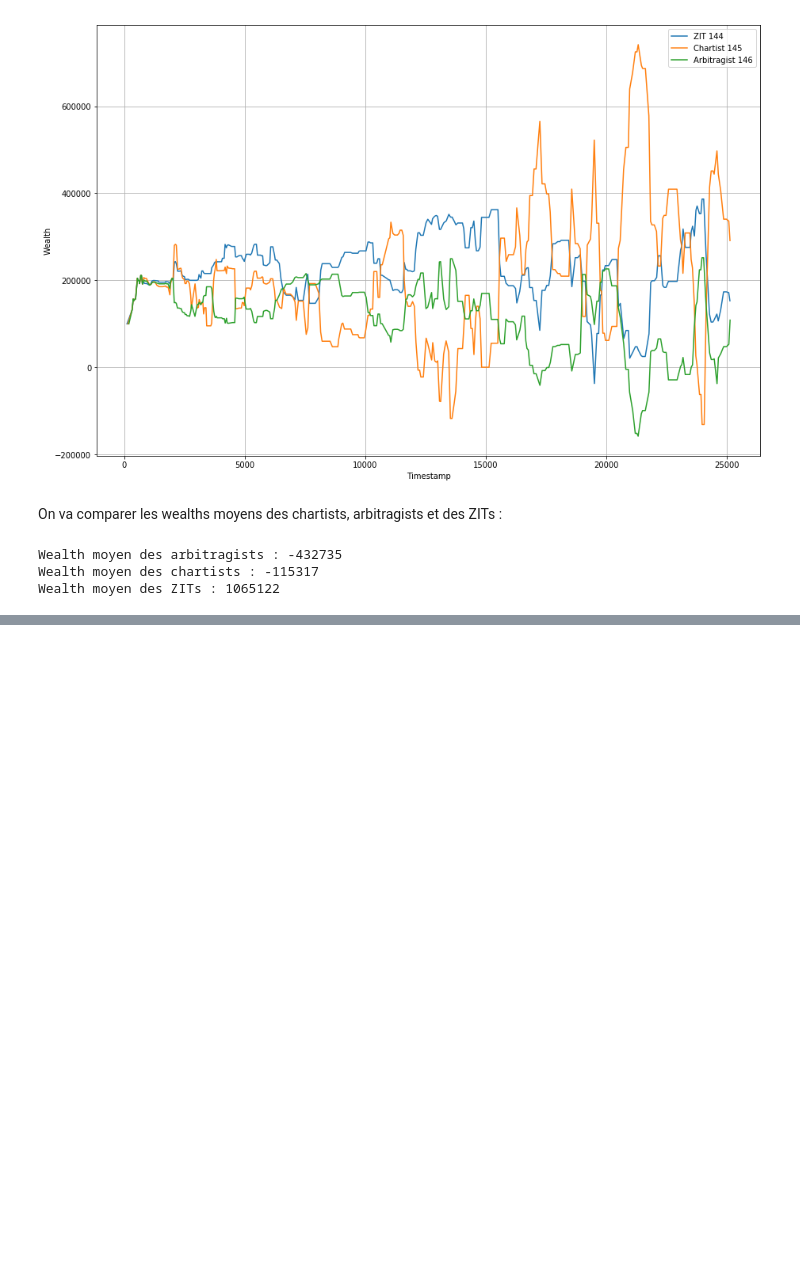
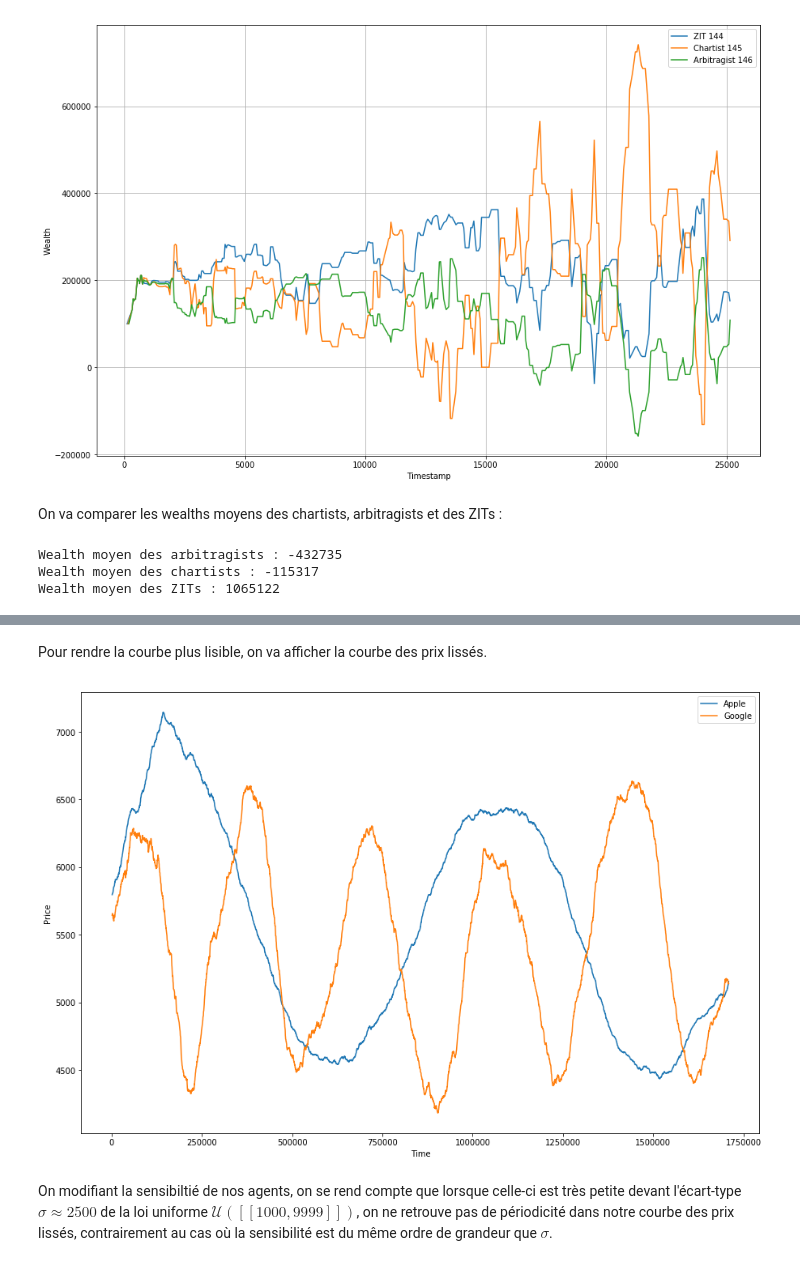
Before and after one commit to cristal-smac/atomPython, a Jupyter notebook: Agents.ipynb, the cells around one changed output, grey strips where cells are left out. Cells and saved outputs as stored; diff of their text form; code cells hidden in the pictures; blank space fills up the shorter version.

Commit message:
Modifs mineures

```diff
--- a/Agents.ipynb
+++ b/Agents.ipynb
@@ -423,0 +481,14 @@ Wealth moyen des ZITs : 1065122
+# %% [markdown]
+Pour rendre la courbe plus lisible, on va afficher la courbe des prix lissés.
+# %%
+Prices = extract_prices('trace.dat')
+plt.plot(Prices['Apple'][0], smooth(Prices['Apple'][1], 500), '-', label='Apple')
+plt.plot(Prices['Google'][0], smooth(Prices['Google'][1], 200), '-', label='Google')
+plt.legend(loc='best')
+plt.xlabel('Time')
+plt.ylabel('Price')
+plt.show()
+# %% [output]
+[figure, added]
+# %% [markdown]
+On modifiant la sensibiltié de nos agents, on se rend compte que lorsque celle-ci est très petite devant l'écart-type $\sigma \approx 2500$ de la loi uniforme $\mathcal U([\![1000,9999]\!])$, on ne retrouve pas de périodicité dans notre courbe des prix lissés, contrairement au cas où la sensibilité est du même ordre de grandeur que $\sigma$.
```
Also changed, not shown: parts of 14 cells of this notebook, 4 other files.
